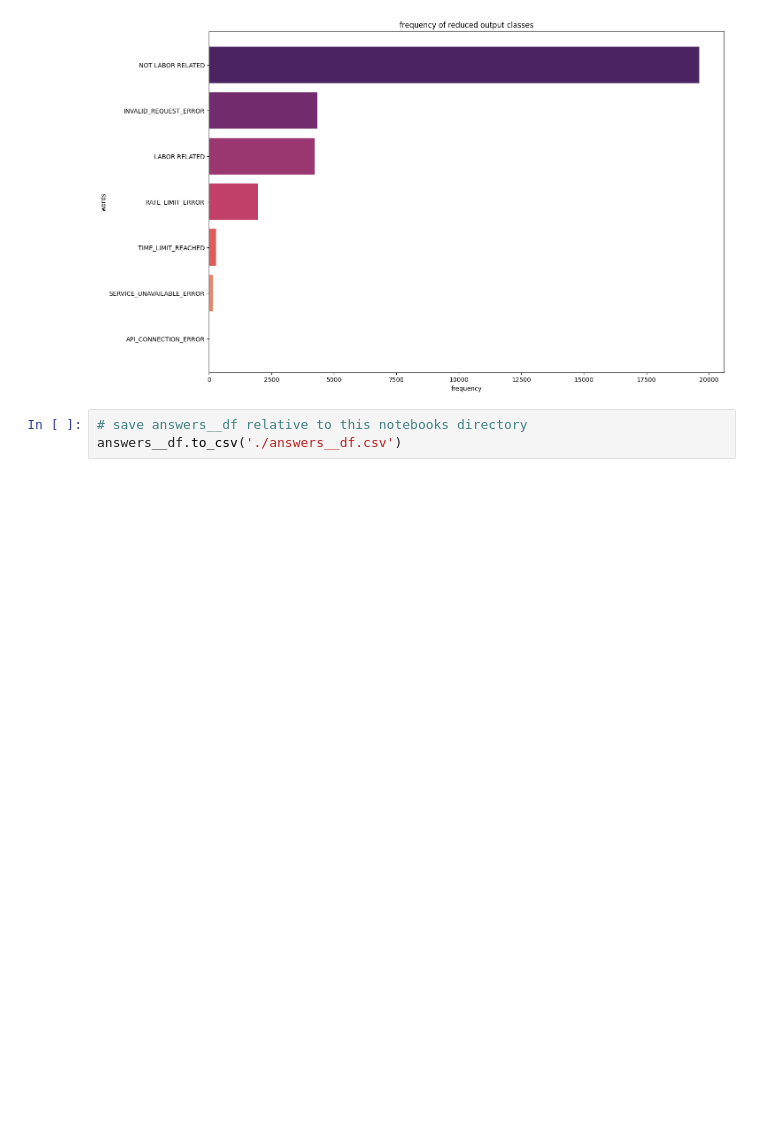
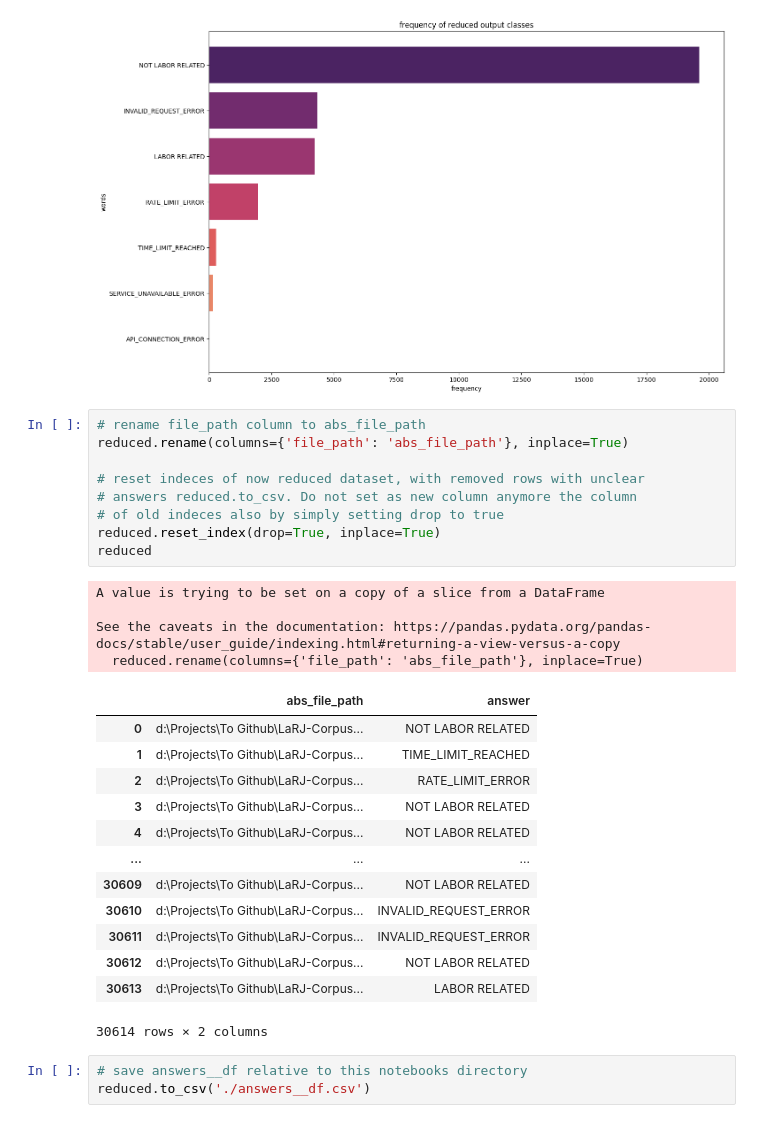
Before and after one commit to 08Aristodemus24/LaRJ-Corpus, a Jupyter notebook: raw labor related jurisprudence cleaning/clean_answers_proto.ipynb, the cells around one changed output. Saved outputs shown, nothing was run; the diff lists cells and outputs as text; blank space fills up the shorter version.

```diff
--- a/raw labor related jurisprudence cleaning/clean_answers_proto.ipynb
+++ b/raw labor related jurisprudence cleaning/clean_answers_proto.ipynb
@@ -238,6 +238,33 @@ Name: answer, dtype: int64
 view_word_frequency(reduced['answer'].value_counts(), colormap='flare', title='frequency of reduced output classes', limit=reduced['answer'].value_counts().shape[0])
 # %% [output]
 [figure]
+# %%
+# rename file_path column to abs_file_path
+reduced.rename(columns={'file_path': 'abs_file_path'}, inplace=True)
+
+# reset indeces of now reduced dataset, with removed rows with unclear
+# answers reduced.to_csv. Do not set as new column anymore the column
+# of old indeces also by simply setting drop to true
+reduced.reset_index(drop=True, inplace=True)
+reduced
+# %% [output]
+A value is trying to be set on a copy of a slice from a DataFrame
+
+See the caveats in the documentation: https://pandas.pydata.org/pandas-docs/stable/user_guide/indexing.html#returning-a-view-versus-a-copy
+  reduced.rename(columns={'file_path': 'abs_file_path'}, inplace=True)
+|  | abs_file_path | answer |
+| 0 | d:\Projects\To Github\LaRJ-Corpus... | NOT LABOR RELATED |
+| 1 | d:\Projects\To Github\LaRJ-Corpus... | TIME_LIMIT_REACHED |
+| 2 | d:\Projects\To Github\LaRJ-Corpus... | RATE_LIMIT_ERROR |
+| 3 | d:\Projects\To Github\LaRJ-Corpus... | NOT LABOR RELATED |
+| 4 | d:\Projects\To Github\LaRJ-Corpus... | NOT LABOR RELATED |
+| ... | ... | ... |
+| 30609 | d:\Projects\To Github\LaRJ-Corpus... | NOT LABOR RELATED |
+| 30610 | d:\Projects\To Github\LaRJ-Corpus... | INVALID_REQUEST_ERROR |
+| 30611 | d:\Projects\To Github\LaRJ-Corpus... | INVALID_REQUEST_ERROR |
+| 30612 | d:\Projects\To Github\LaRJ-Corpus... | NOT LABOR RELATED |
+| 30613 | d:\Projects\To Github\LaRJ-Corpus... | LABOR RELATED |
+30614 rows × 2 columns
 # %%
 # save answers__df relative to this notebooks directory
-answers__df.to_csv('./answers__df.csv')
+reduced.to_csv('./answers__df.csv')
```
Also changed, not shown: 3 other files.
